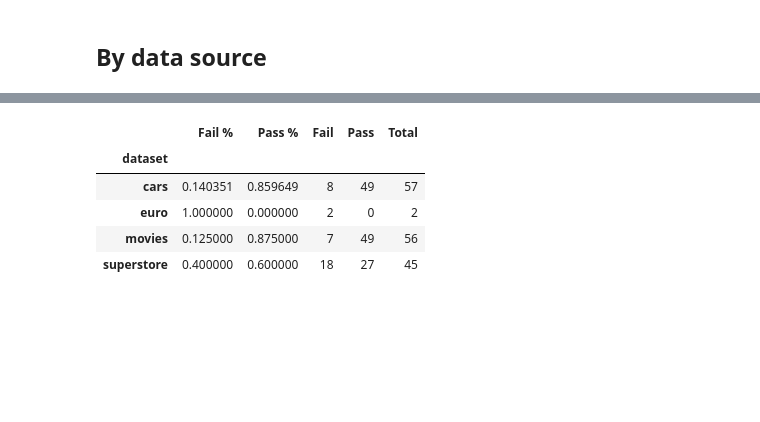
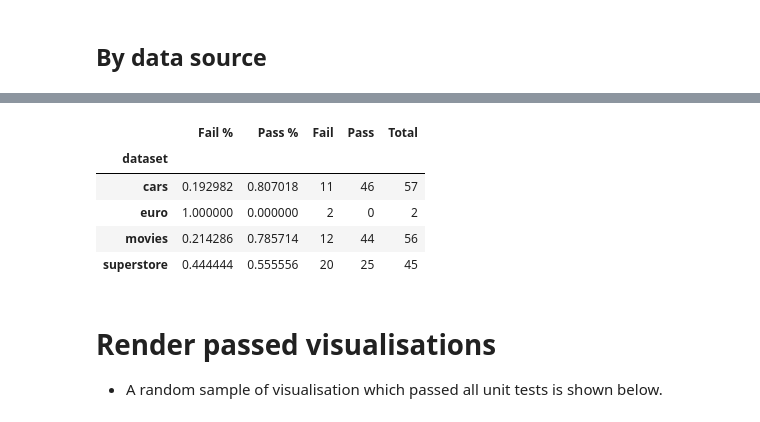
Before and after one commit to earth1987/Generating-Data-Visualisations-from-Natural-Language-Statements, a Jupyter notebook: notebooks/6_logic_tests.ipynb, the cells around one changed output, grey strips where cells are left out. Cells and saved outputs as stored; diff of their text form; code cells hidden in the pictures; blank space fills up the shorter version.

```diff
--- a/notebooks/6_logic_tests.ipynb
+++ b/notebooks/6_logic_tests.ipynb
@@ -1685,10 +503,12 @@ validation_split(validated_model_outputs, 'dataset')
-# %%
-# Overall pass rate
-logical_split(validated_model_outputs, unit_tests, 'dataset')
-# %% [output]
-|  | Fail % | Pass % | Fail | Pass | Total |
-| dataset |  |  |  |  |  |
-| cars | 0.140351 | 0.859649 | 8 | 49 | 57 |
-| euro | 1.000000 | 0.000000 | 2 | 0 | 2 |
-| movies | 0.125000 | 0.875000 | 7 | 49 | 56 |
-| superstore | 0.400000 | 0.600000 | 18 | 27 | 45 |
+# %%
+pass1_split(validated_output_df, has_passed_all, input_prompts, 'dataset')
+# %% [output]
+|  | Fail % | Pass % | Fail | Pass | Total |
+| dataset |  |  |  |  |  |
+| cars | 0.192982 | 0.807018 | 11 | 46 | 57 |
+| euro | 1.000000 | 0.000000 | 2 | 0 | 2 |
+| movies | 0.214286 | 0.785714 | 12 | 44 | 56 |
+| superstore | 0.444444 | 0.555556 | 20 | 25 | 45 |
+# %% [markdown]
+# Render passed visualisations
+* A random sample of visualisation which passed all unit tests is shown below.
```
Also changed, not shown: parts of 183 cells of this notebook.
